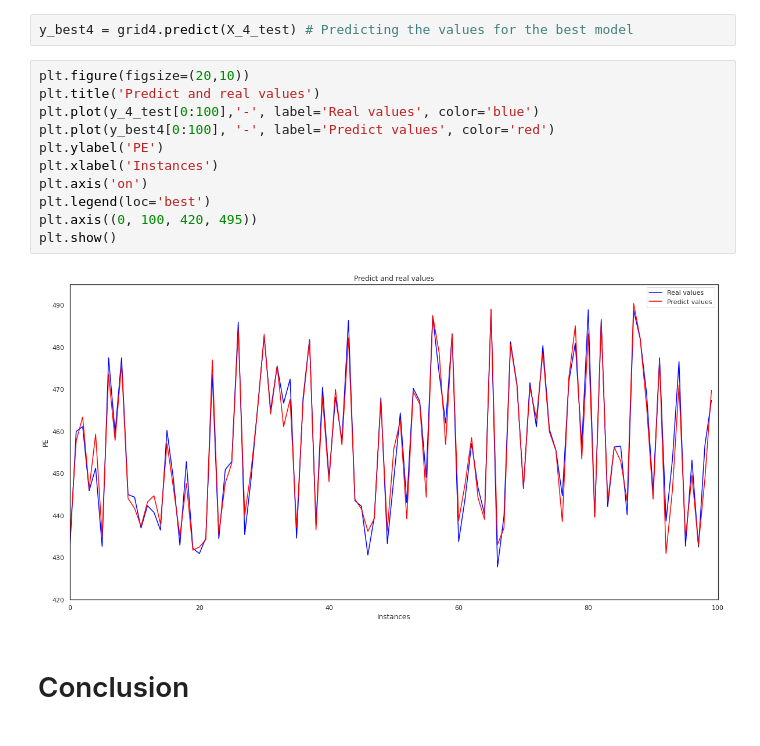
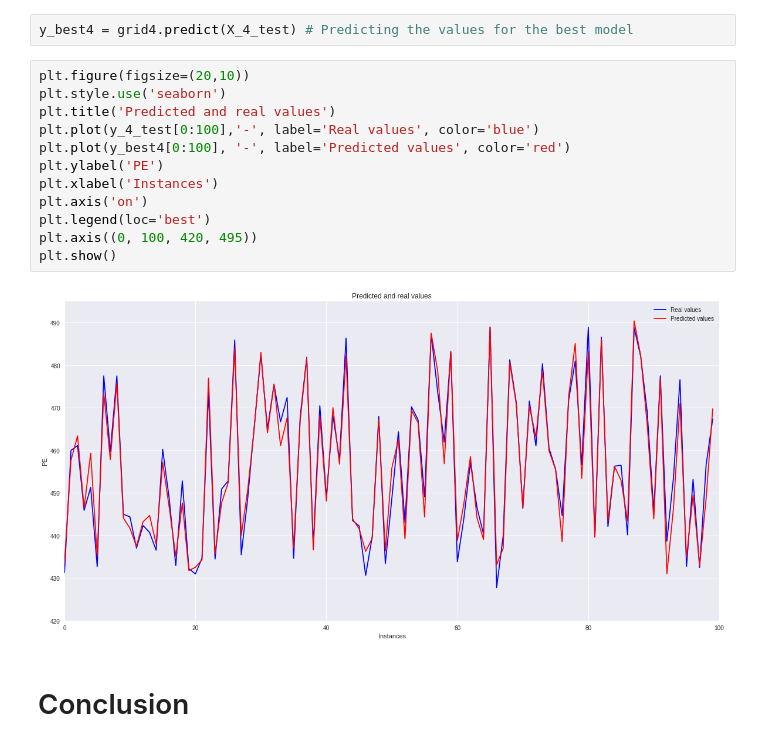
Before and after one commit to IgorMeloS/Machine-Learning, a Jupyter notebook: 2 - Regression Models/2 - Combined Cycle Power Plant/Combined_Cycle_Power_Plant.ipynb, the cells around one changed output. Drawn from its saved outputs; the diff is of its cells as text.

```diff
--- a/2 - Regression Models/2 - Combined Cycle Power Plant/Combined_Cycle_Power_Plant.ipynb
+++ b/2 - Regression Models/2 - Combined Cycle Power Plant/Combined_Cycle_Power_Plant.ipynb
@@ -3875,16 +3879,17 @@ The aim in this project is to compare the best results found in the original wor
 y_best4 = grid4.predict(X_4_test) # Predicting the values for the best model
 # %%
 plt.figure(figsize=(20,10))
-plt.title('Predict and real values')
+plt.style.use('seaborn')
+plt.title('Predicted and real values')
 plt.plot(y_4_test[0:100],'-', label='Real values', color='blue')
-plt.plot(y_best4[0:100], '-', label='Predict values', color='red')
+plt.plot(y_best4[0:100], '-', label='Predicted values', color='red')
 plt.ylabel('PE')
 plt.xlabel('Instances')
 plt.axis('on')
 plt.legend(loc='best')
 plt.axis((0, 100, 420, 495))
 plt.show()
 # %% [output]
-[figure, old version]
+[figure, new version]
 # %% [markdown]
 # Conclusion
```
Also changed, not shown: parts of 4 cells of this notebook.
